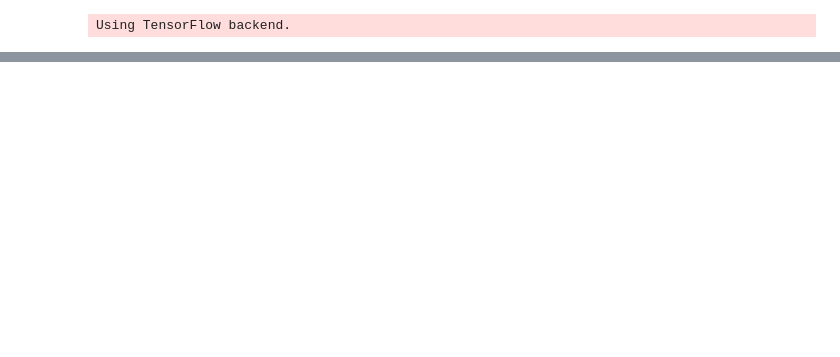
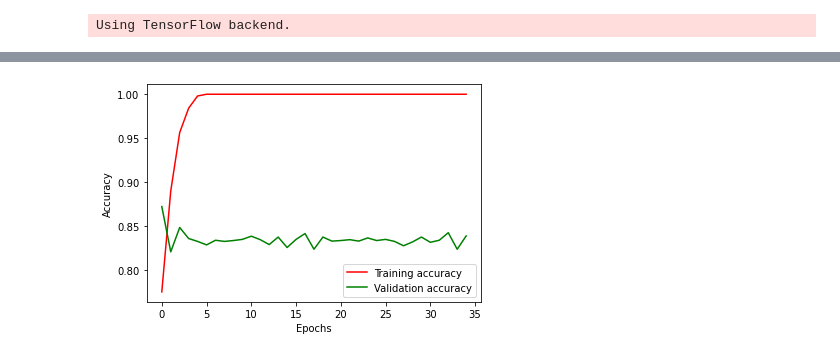
Before and after one commit to NicamShilova/Attrape-moi-si-tu-peux, a Jupyter notebook: model.ipynb, the cells around one changed output, grey strips where cells are left out. Saved outputs shown, nothing was run; the diff lists cells and outputs as text; code cells hidden in the pictures; blank space fills up the shorter version.

```diff
--- a/model.ipynb
+++ b/model.ipynb
@@ -154,0 +196,12 @@ Modèle enregistré!
+# %%
+plt.plot(entrainement.history['accuracy'], color='red', label='Training accuracy')
+plt.plot(entrainement.history['val_accuracy'],  color='green', label='Validation accuracy')
+
+plt.xlabel('Epochs')
+plt.ylabel('Accuracy')
+
+plt.legend()
+
+plt.show()
+# %% [output]
+[figure, added]
```
Also changed, not shown: parts of 9 cells of this notebook.
